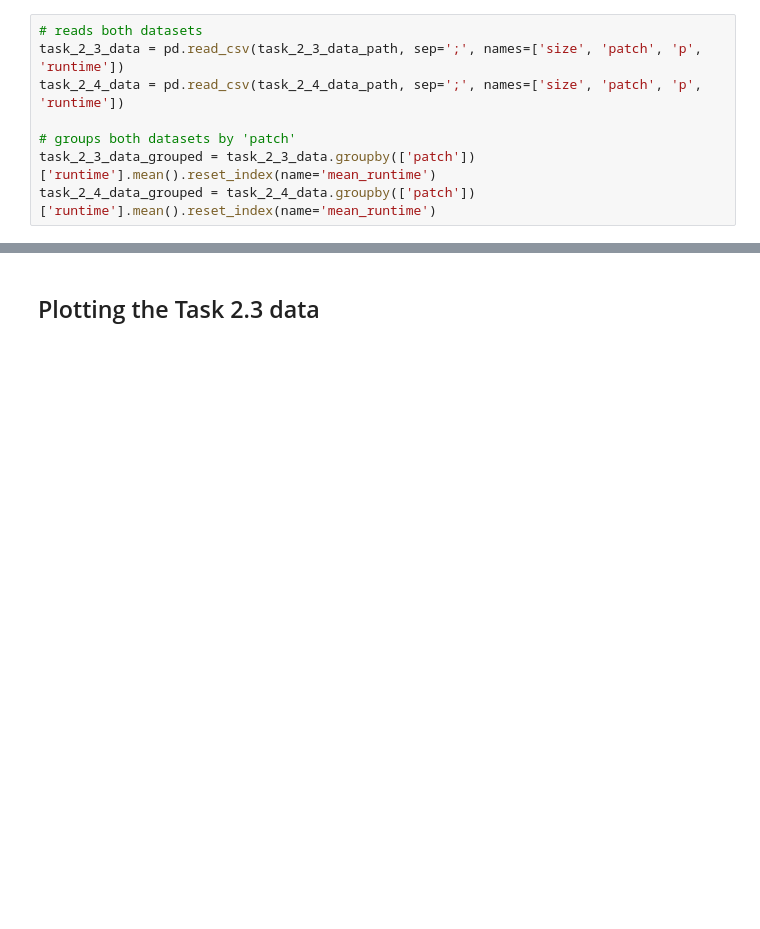
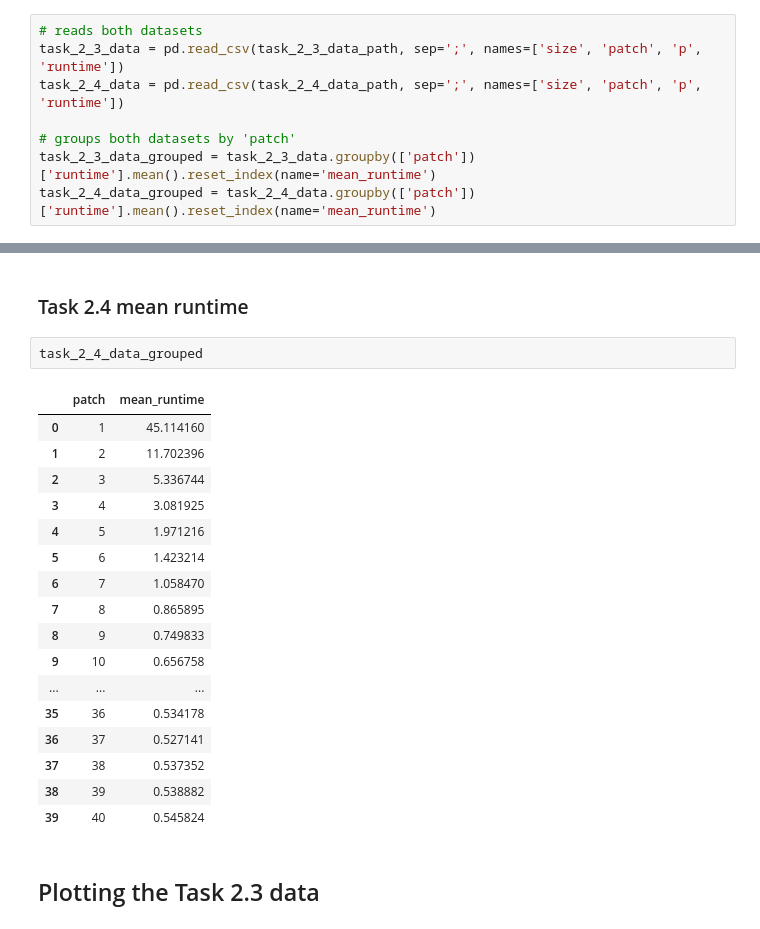
Before and after one commit to filip-topic/parallel_computing_julia_set, a Jupyter notebook: task_2_34.ipynb, the cells around one changed output, grey strips where cells are left out. Drawn from its saved outputs; the diff is of its cells as text; blank space fills up the shorter version.

```diff
--- a/task_2_34.ipynb
+++ b/task_2_34.ipynb
@@ -34,3 +47,25 @@ task_2_4_data_grouped = task_2_4_data.groupby(['patch'])['runtime'].mean().reset
+# %% [markdown]
+### Task 2.4 mean runtime
+# %%
+task_2_4_data_grouped
+# %% [output]
+|  | patch | mean_runtime |
+| 0 | 1 | 45.114160 |
+| 1 | 2 | 11.702396 |
+| 2 | 3 | 5.336744 |
+| 3 | 4 | 3.081925 |
+| 4 | 5 | 1.971216 |
+| 5 | 6 | 1.423214 |
+| 6 | 7 | 1.058470 |
+| 7 | 8 | 0.865895 |
+| 8 | 9 | 0.749833 |
+| 9 | 10 | 0.656758 |
+| ... | ... | ... |
+| 35 | 36 | 0.534178 |
+| 36 | 37 | 0.527141 |
+| 37 | 38 | 0.537352 |
+| 38 | 39 | 0.538882 |
+| 39 | 40 | 0.545824 |
 # %% [markdown]
 ## Plotting the Task 2.3 data
 # %%
```
Also changed, not shown: parts of 6 cells of this notebook, 1 other file.
